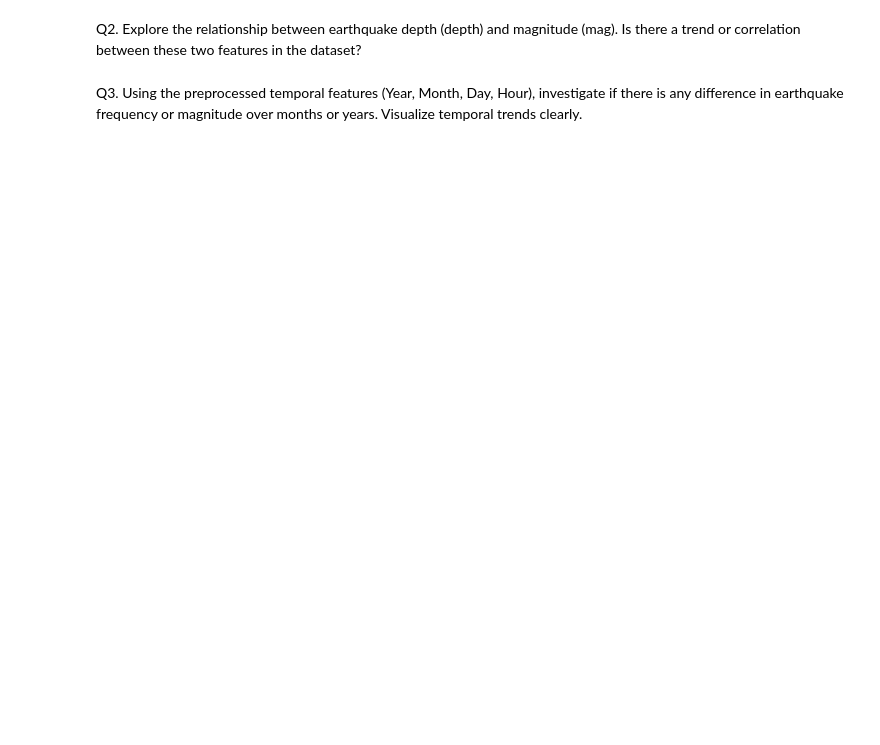
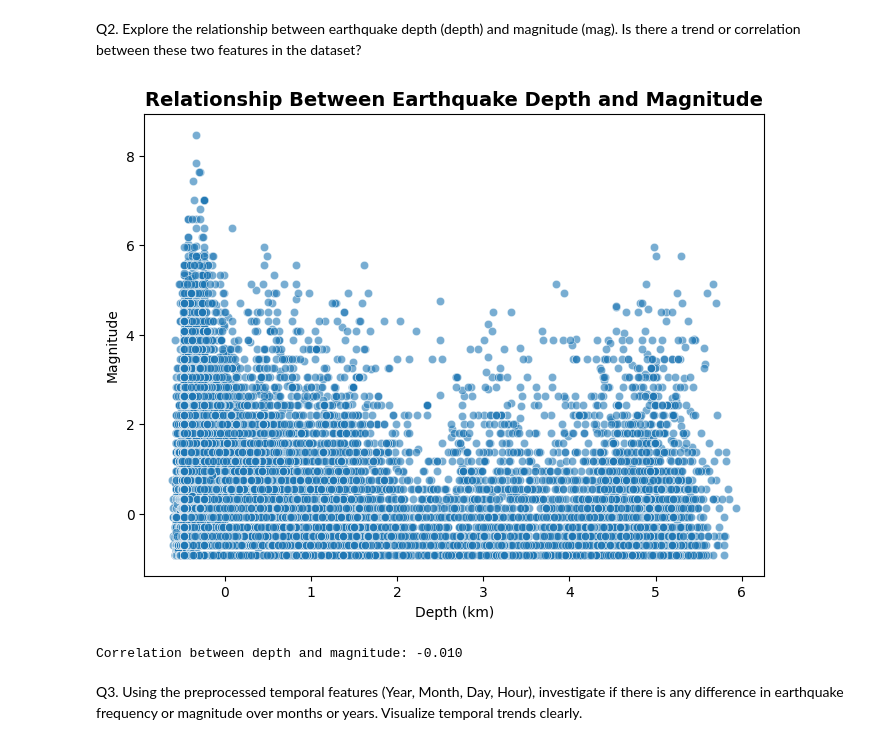
Before and after one commit to ImpactsenseAI-Intern-Project-OCT25/impactsenseAI-Infosys-Intern-project, a Jupyter notebook: milestone_1/week_2/Day_9/Assignment_1.ipynb, the cells around one changed output. Cells and saved outputs as stored; diff of their text form; code cells hidden in the pictures; blank space fills up the shorter version.

```diff
--- a/milestone_1/week_2/Day_9/Assignment_1.ipynb
+++ b/milestone_1/week_2/Day_9/Assignment_1.ipynb
@@ -7,4 +60,18 @@ Q1. Analyze the distribution of earthquake magnitudes (mag) and explore how they
 # %% [markdown]
 Q2. Explore the relationship between earthquake depth (depth) and magnitude (mag). Is there a trend or correlation between these two features in the dataset?
+# %%
+plt.figure(figsize=(8, 6))
+sns.scatterplot(x='depth', y='mag', data=df, alpha=0.6)
+plt.title('Relationship Between Earthquake Depth and Magnitude', fontsize=14, weight='bold')
+plt.xlabel('Depth (km)')
+plt.ylabel('Magnitude')
+plt.show()
+
+# Correlation
+corr = df['depth'].corr(df['mag'])
+print(f"Correlation between depth and magnitude: {corr:.3f}")
+# %% [output]
+[figure, added]
+Correlation between depth and magnitude: -0.010
 # %% [markdown]
 Q3. Using the preprocessed temporal features (Year, Month, Day, Hour), investigate if there is any difference in earthquake frequency or magnitude over months or years. Visualize temporal trends clearly.
```
Also changed, not shown: parts of 7 cells of this notebook.
